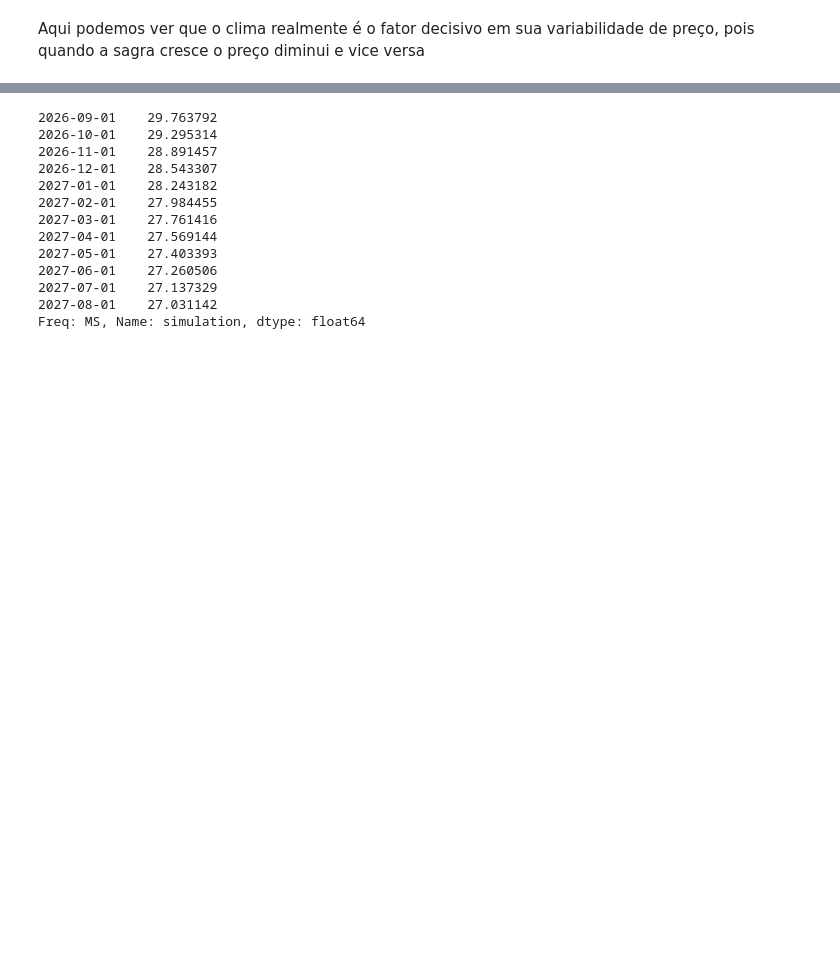
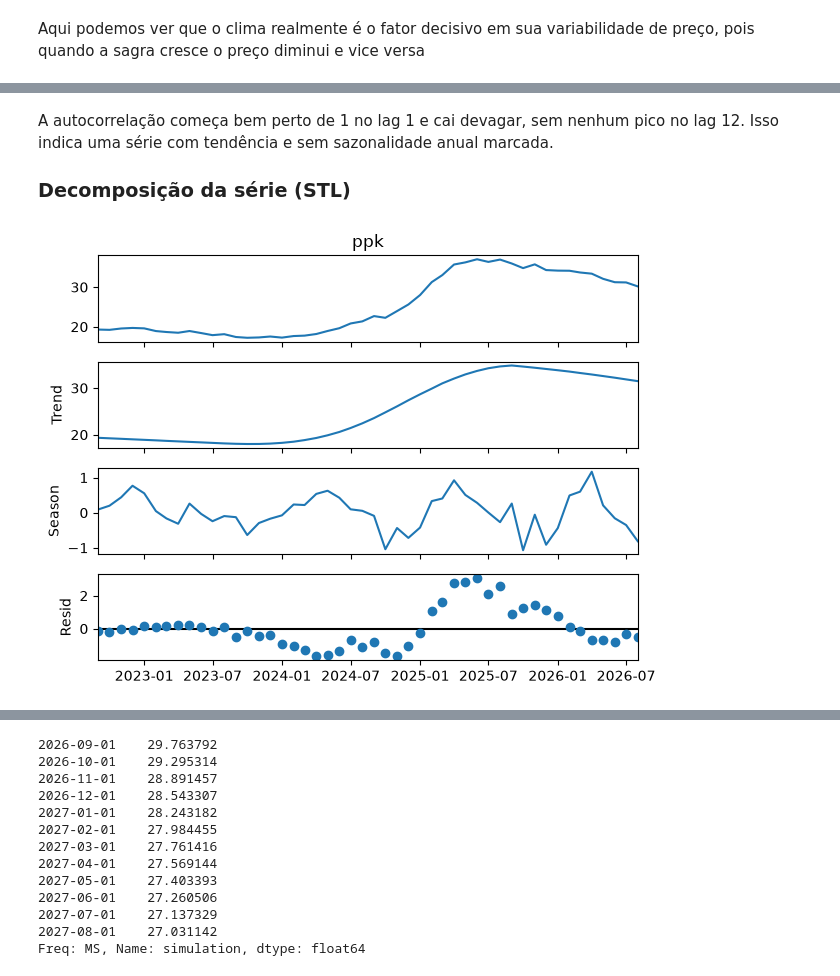
Before and after one commit to Teus-Andrezana/dados_cesta_basica, a Jupyter notebook: notebooks/cesta_basica.ipynb, the cells around one changed output, grey strips where cells are left out. Cells and saved outputs as stored; diff of their text form; code cells hidden in the pictures; blank space fills up the shorter version.

```diff
--- a/notebooks/cesta_basica.ipynb
+++ b/notebooks/cesta_basica.ipynb
@@ -537,0 +565,11 @@ Aqui podemos ver que o clima realmente é o fator decisivo em sua variabilidade
+# %% [markdown]
+A autocorrelação começa bem perto de 1 no lag 1 e cai devagar, sem nenhum pico no lag 12. Isso indica uma série com tendência e sem sazonalidade anual marcada.
+
+### Decomposição da série (STL)
+# %%
+stl = STL(serie, period=12)
+res = stl.fit()
+res.plot()
+plt.show()
+# %% [output]
+[figure, added]
```
Also changed, not shown: parts of 40 cells of this notebook, 2 other files.
